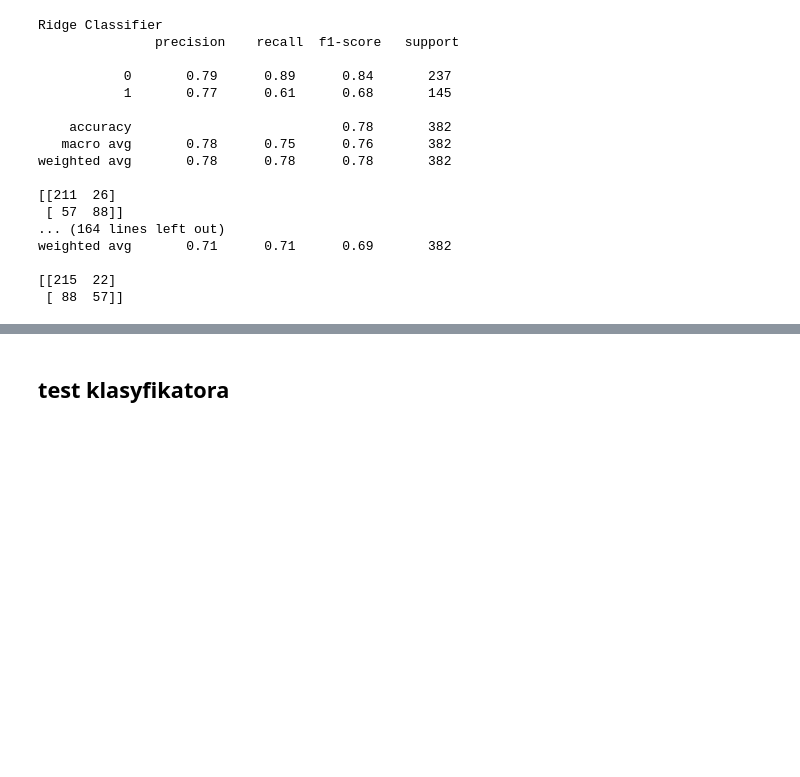
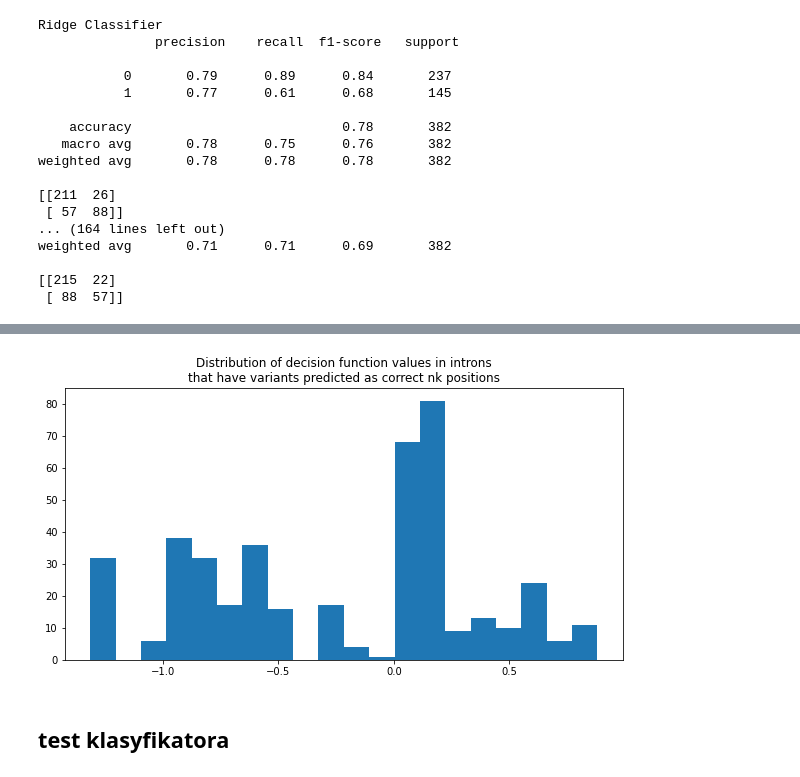
Before and after one commit to halwap/noncanonical_introns, a Jupyter notebook: classifiers_13_07.ipynb, the cells around one changed output, grey strips where cells are left out. Cells and saved outputs as stored; diff of their text form; code cells hidden in the pictures; blank space fills up the shorter version.

```diff
--- a/classifiers_13_07.ipynb
+++ b/classifiers_13_07.ipynb
@@ -440,3 +467,12 @@ True []
+# %%
+plt.figure(figsize=(10,5))
+variants_probs = [[i.ML_nonconv_proba]+[v.ML_nonconv_proba for v in i.variations] for i in incorrect_variations_list]
+variants_probs = [item for sublist in variants_probs for item in sublist]
+plt.hist(variants_probs, bins=20);
+plt.title("Distribution of decision function values in introns\nthat have variants predicted as correct nk positions")
+plt.savefig("incorrect_variants_distribution.png", transparent=False, facecolor='1')
+# %% [output]
+[figure, added]
 # %%
 clf = RidgeClassifier()
 clf.fit(introns_characteristics, true_classes)
```
Also changed, not shown: parts of 7 cells of this notebook, 15 other files.
